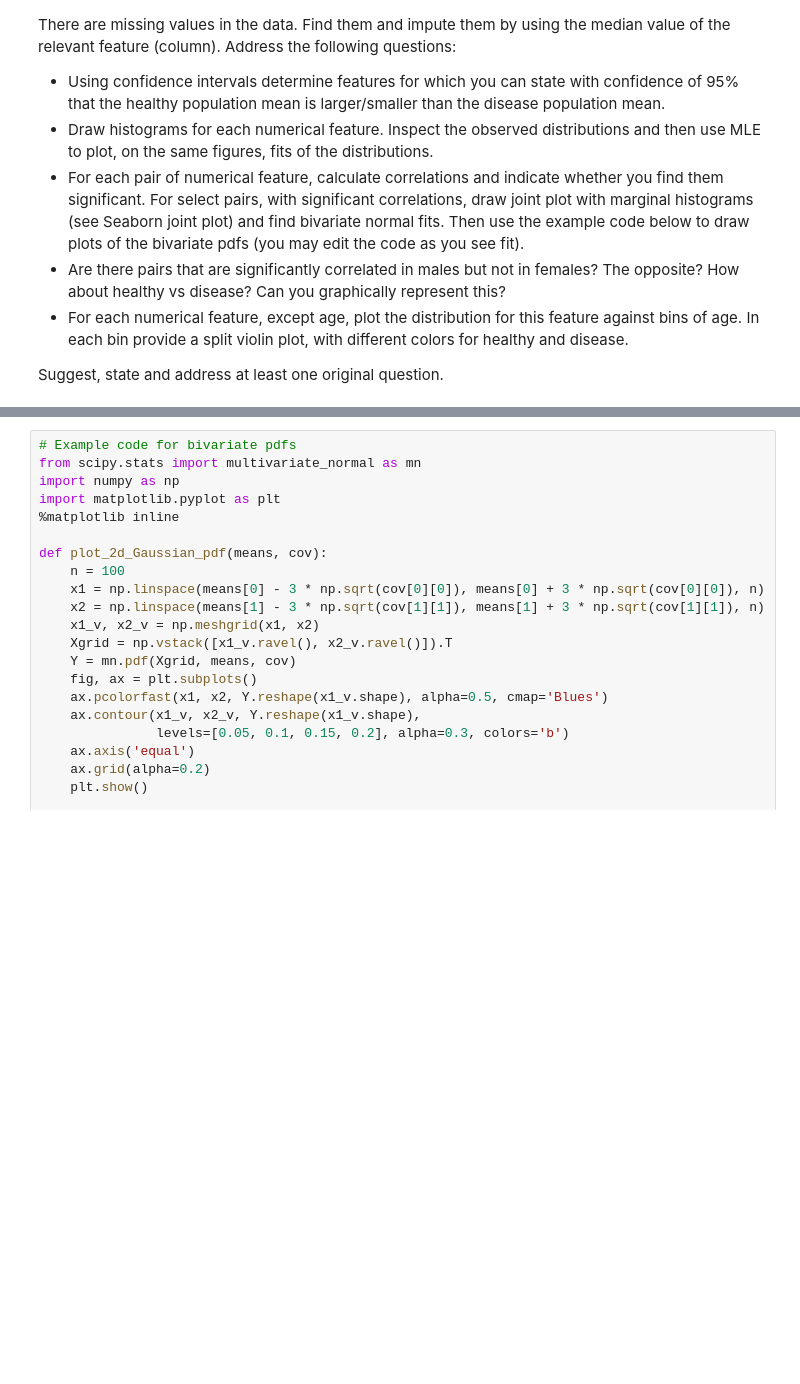
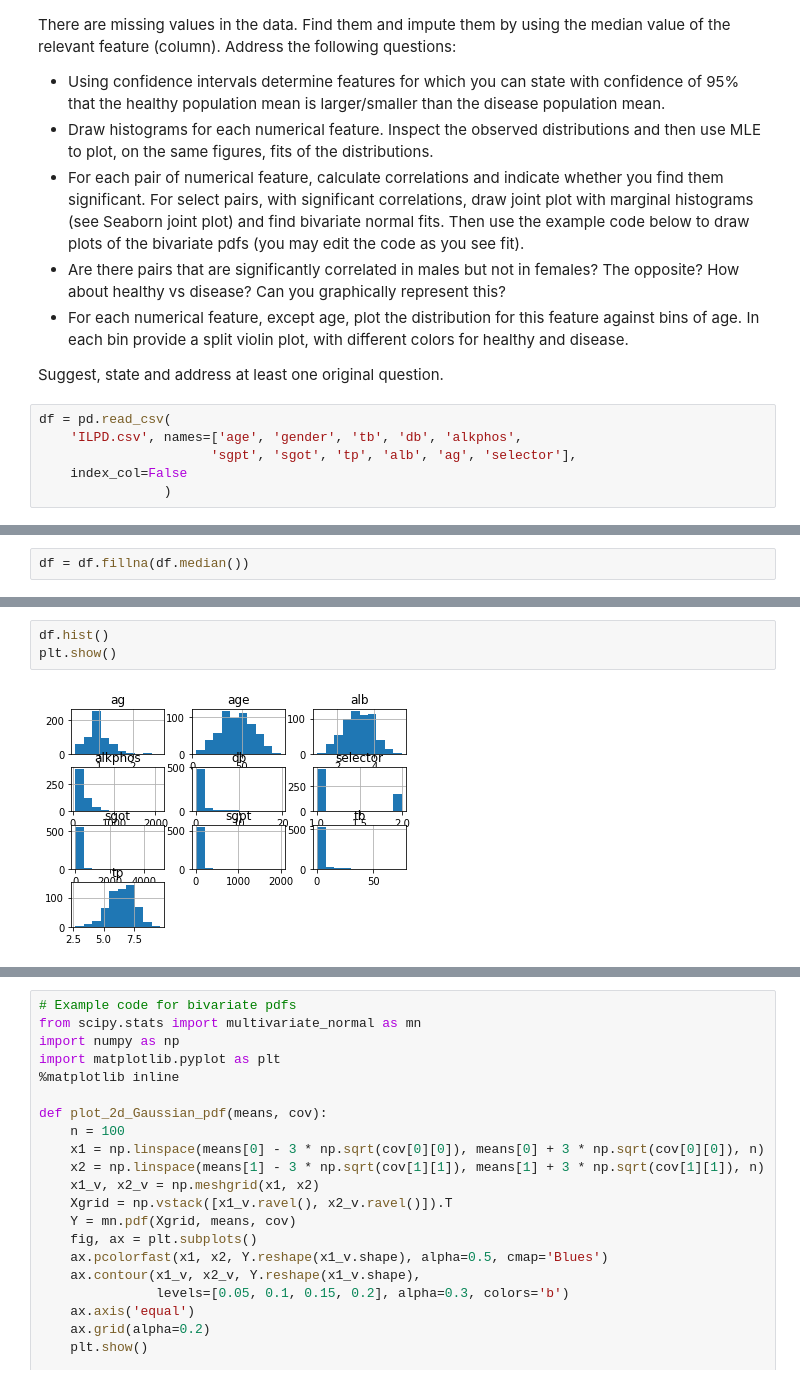
Before and after one commit to ihadanny/stat3620, a Jupyter notebook: HW3_034537969_322156159.ipynb, the cells around one changed output, grey strips where cells are left out. Saved outputs shown, nothing was run; the diff lists cells and outputs as text; blank space fills up the shorter version.

```diff
--- a/HW3_034537969_322156159.ipynb
+++ b/HW3_034537969_322156159.ipynb
@@ -134,3 +135,9 @@ Address the following questions:
 * For each numerical feature, except age, plot the distribution for this feature against bins of age. In each bin provide a split violin plot, with different colors for healthy and disease.
 
 Suggest, state and address at least one original question.
+# %%
+df = pd.read_csv(
+    'ILPD.csv', names=['age', 'gender', 'tb', 'db', 'alkphos',
+                      'sgpt', 'sgot', 'tp', 'alb', 'ag', 'selector'],
+    index_col=False
+                )
@@ -136,0 +159,2 @@ Suggest, state and address at least one original question.
+# %%
+df = df.fillna(df.median())
@@ -136,0 +180,5 @@ Suggest, state and address at least one original question.
+# %%
+df.hist()
+plt.show()
+# %% [output]
+[figure, added]
```
Also changed, not shown: parts of 12 cells of this notebook.
